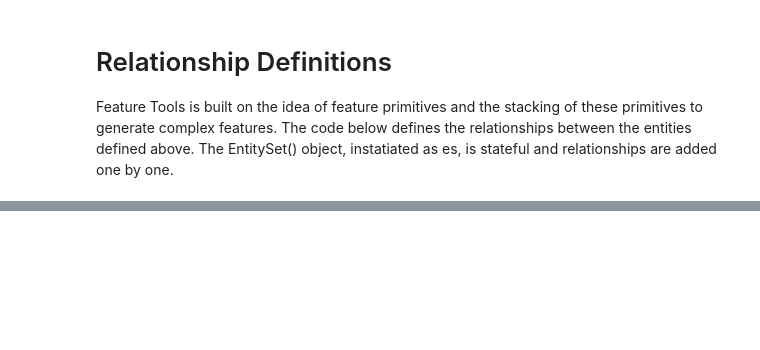
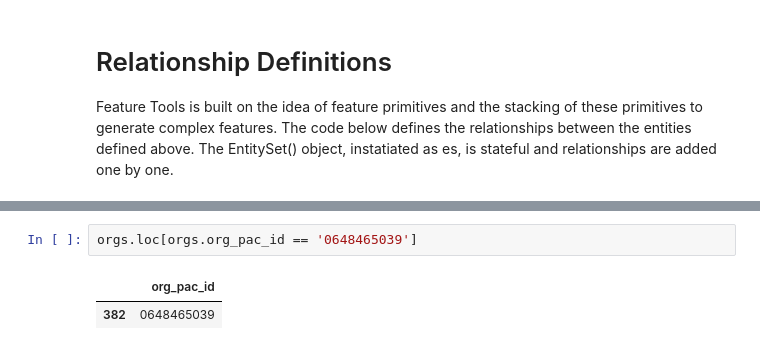
Before and after one commit to scottjn/jnscott_tdi, a Jupyter notebook: jnscott_tdi_medicare.ipynb, the cells around one changed output, grey strips where cells are left out. Drawn from its saved outputs; the diff is of its cells as text; blank space fills up the shorter version.

```diff
--- a/jnscott_tdi_medicare.ipynb
+++ b/jnscott_tdi_medicare.ipynb
@@ -690,0 +689,5 @@ report(random_search.cv_results_)
+# %%
+orgs.loc[orgs.org_pac_id == '0648465039']
+# %% [output]
+|  | org_pac_id |
+| 382 | 0648465039 |
```
Also changed, not shown: parts of 103 cells of this notebook, 2 other files.
